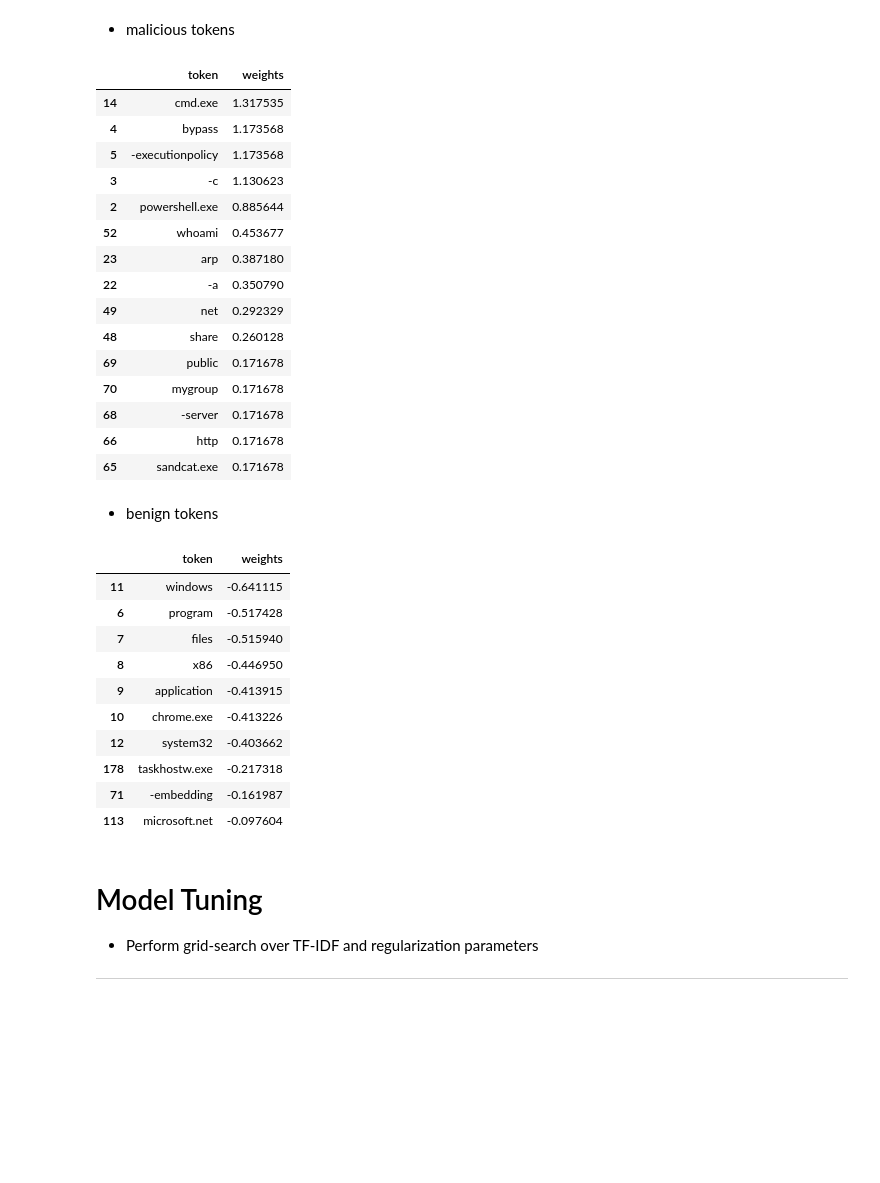
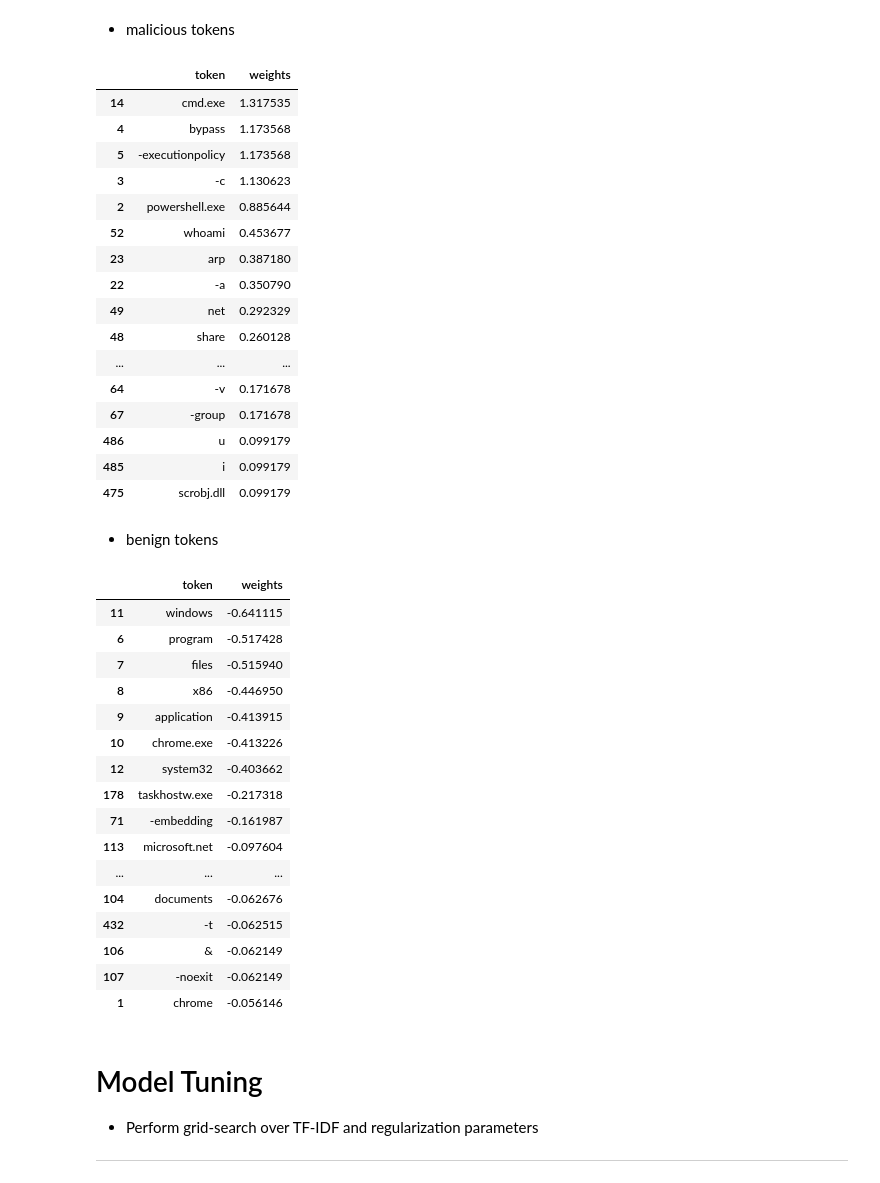
Before and after one commit to asoa/Windows-Process-Classifier, a Jupyter notebook: process_logs.ipynb, the cells around one changed output. Cells and saved outputs as stored; diff of their text form; code cells hidden in the pictures; blank space fills up the shorter version.

```diff
--- a/process_logs.ipynb
+++ b/process_logs.ipynb
@@ -337,7 +324,7 @@ word_coefs = pd.DataFrame({'token': cv_pipeline.stages[0].vocabulary, 'weights':
 # %% [markdown]
 + malicious tokens
 # %%
-word_coefs.sort_values('weights', ascending=False).head(15)
+word_coefs.sort_values('weights', ascending=False).head(20)
 # %% [output]
 |  | token | weights |
 | 14 | cmd.exe | 1.317535 |
@@ -350,26 +337,33 @@ word_coefs.sort_values('weights', ascending=False).head(15)
 | 22 | -a | 0.350790 |
 | 49 | net | 0.292329 |
 | 48 | share | 0.260128 |
-| 69 | public | 0.171678 |
-| 70 | mygroup | 0.171678 |
-| 68 | -server | 0.171678 |
-| 66 | http | 0.171678 |
-| 65 | sandcat.exe | 0.171678 |
+| ... | ... | ... |
+| 64 | -v | 0.171678 |
+| 67 | -group | 0.171678 |
+| 486 | u | 0.099179 |
+| 485 | i | 0.099179 |
+| 475 | scrobj.dll | 0.099179 |
 # %% [markdown]
 + benign tokens
 # %%
-word_coefs.sort_values('weights', ascending=True).head(10)
+word_coefs.sort_values('weights', ascending=True).head(20)
 # %% [output]
 |  | token | weights |
 | 11 | windows | -0.641115 |
 | 6 | program | -0.517428 |
 | 7 | files | -0.515940 |
 | 8 | x86 | -0.446950 |
 | 9 | application | -0.413915 |
 | 10 | chrome.exe | -0.413226 |
 | 12 | system32 | -0.403662 |
 | 178 | taskhostw.exe | -0.217318 |
 | 71 | -embedding | -0.161987 |
 | 113 | microsoft.net | -0.097604 |
+| ... | ... | ... |
+| 104 | documents | -0.062676 |
+| 432 | -t | -0.062515 |
+| 106 | & | -0.062149 |
+| 107 | -noexit | -0.062149 |
+| 1 | chrome | -0.056146 |
 # %% [markdown]
 # Model Tuning
```
Also changed, not shown: parts of 7 cells of this notebook.
